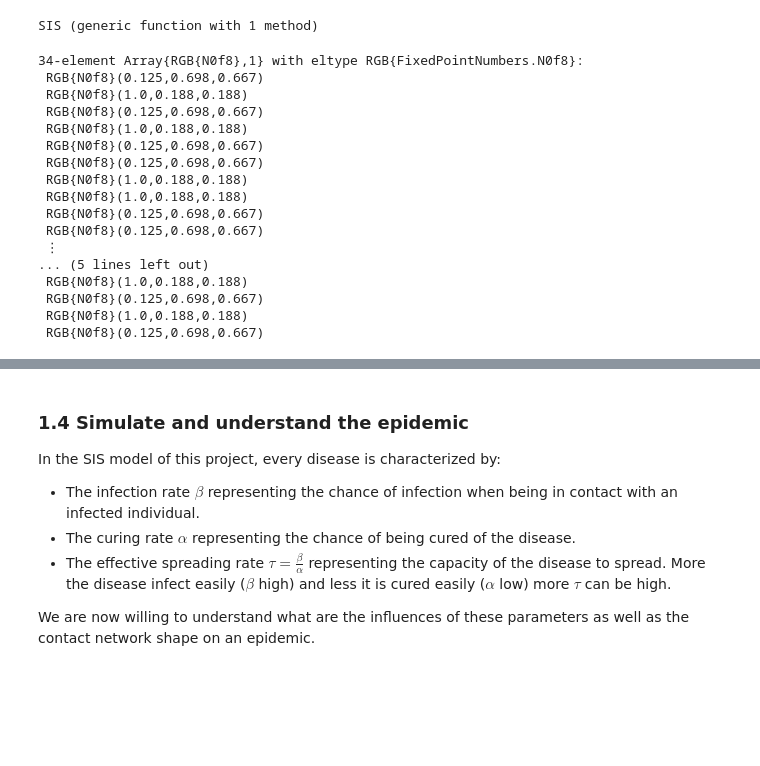
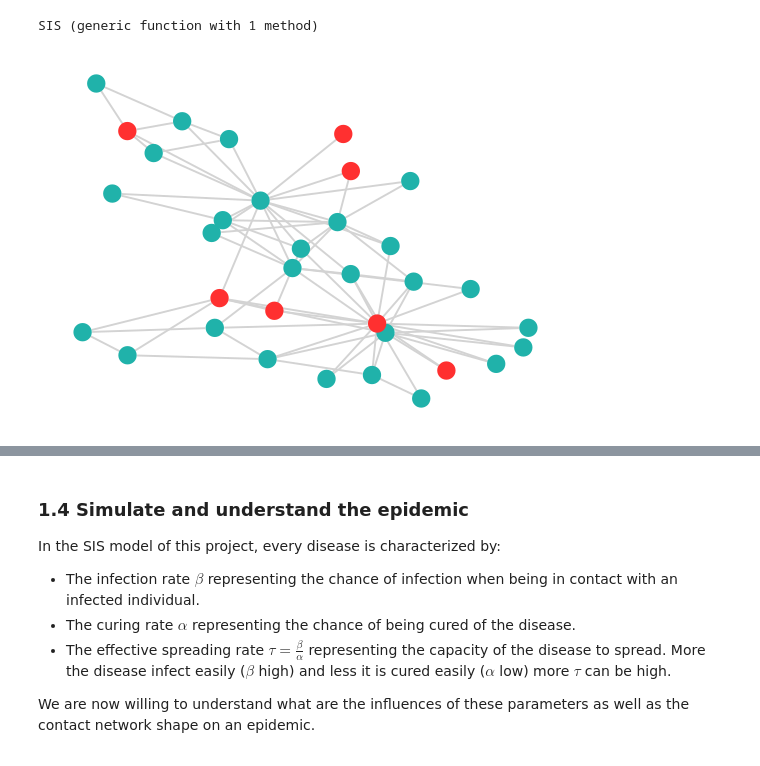
Before and after one commit to LorisGaven/Projet_Graphe, a Jupyter notebook: Projet Graphes 2022-2023.ipynb, the cells around one changed output, grey strips where cells are left out. Drawn from its saved outputs; the diff is of its cells as text; code cells hidden in the pictures; blank space fills up the shorter version.

```diff
--- a/Projet Graphes 2022-2023.ipynb
+++ b/Projet Graphes 2022-2023.ipynb
@@ -271,27 +259,11 @@ SIS (generic function with 1 method)
 # %%
 # Test on Karat7
 n = size(karat7, 1)
 state = generate_infection(n, 0.2)
 nodecolor = [colorant"lightseagreen", colorant"firebrick1"]
 nodefillc = nodecolor[state.+1]
-#gplot(karat7,nodefillc=nodefillc)
+gplot(karat7,nodefillc=nodefillc)
 # %% [output]
-34-element Array{RGB{N0f8},1} with eltype RGB{FixedPointNumbers.N0f8}:
- RGB{N0f8}(0.125,0.698,0.667)
- RGB{N0f8}(1.0,0.188,0.188)
- RGB{N0f8}(0.125,0.698,0.667)
- RGB{N0f8}(1.0,0.188,0.188)
- RGB{N0f8}(0.125,0.698,0.667)
- RGB{N0f8}(0.125,0.698,0.667)
- RGB{N0f8}(1.0,0.188,0.188)
- RGB{N0f8}(1.0,0.188,0.188)
- RGB{N0f8}(0.125,0.698,0.667)
- RGB{N0f8}(0.125,0.698,0.667)
- ⋮
-... (5 lines left out)
- RGB{N0f8}(1.0,0.188,0.188)
- RGB{N0f8}(0.125,0.698,0.667)
- RGB{N0f8}(1.0,0.188,0.188)
- RGB{N0f8}(0.125,0.698,0.667)
+[figure, added]
 # %%
 draw(PNG("karat7_SIS_avant.png", 100cm, 100cm), gplot(karat7,nodefillc=nodefillc))
```
Also changed, not shown: parts of 11 cells of this notebook, 8 other files.
